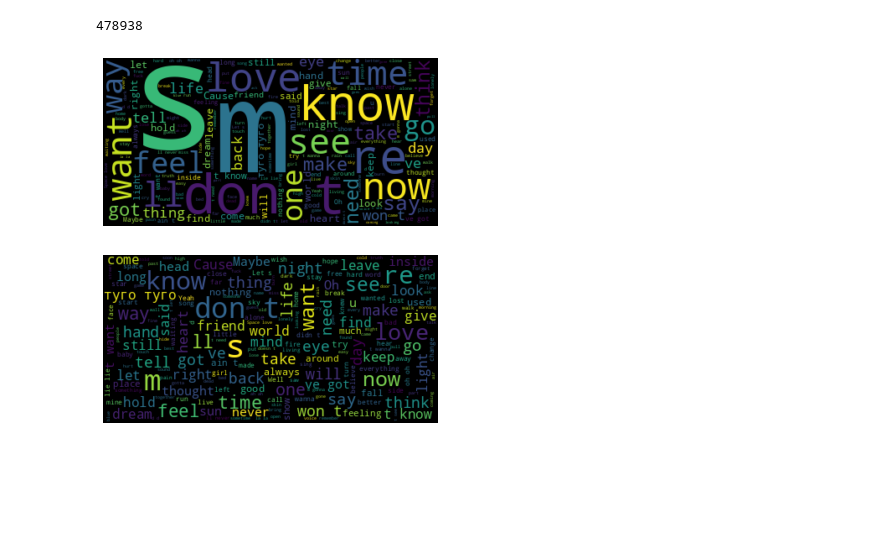
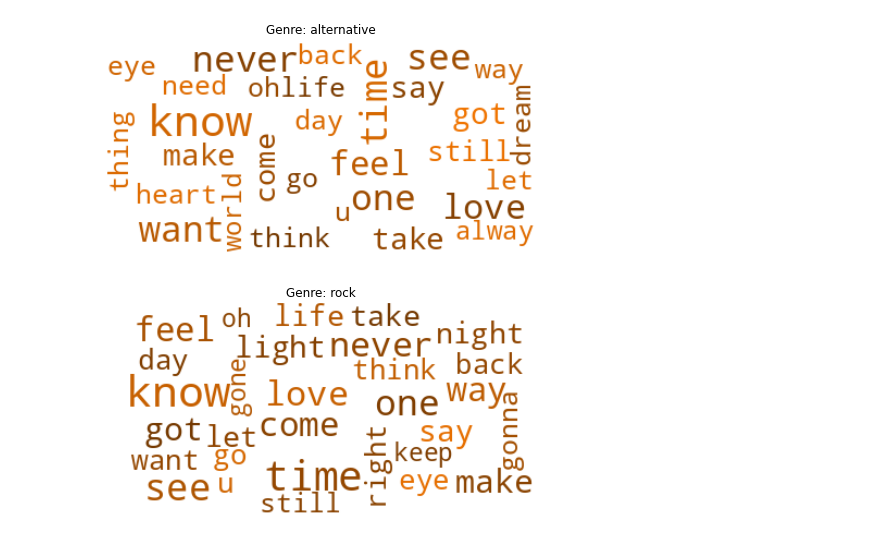
Before and after one commit to samrubicon/COMP4447_FinalProject, a Jupyter notebook: nlp.ipynb, the cells around one changed output. Drawn from its saved outputs; the diff is of its cells as text; code cells hidden in the pictures; blank space fills up the shorter version.

```diff
--- a/nlp.ipynb
+++ b/nlp.ipynb
@@ -76,11 +93,12 @@ memory usage: 148.4+ KB
 # %%
-gen1 = 'pop'
+gen1 = 'alternative'
 gen2 = 'rock'
 gen3 = 'hip-hop-rap'
-comp1 = []
-comp2 = []
-comp3 = []
 # %%
+comp1 = []
+comp2 = []
+comp3 = []
+
 for index, row in scrape_df.iterrows():
     if gen1 in scrape_df.at[index,'Release Genre']:
         for w in scrape_df.at[index, 'Lyrics Tokens']:
@@ -91,22 +109,53 @@ for index, row in scrape_df.iterrows():
     if gen3 in scrape_df.at[index,'Release Genre']:
         for w in scrape_df.at[index,'Lyrics Tokens']:
             comp3.append(w)
+
+all_stopwords = stopwords.words('english')
+#go_list = ['and', 'And', 'But', 'but']
+#all_stopwords=all_stopwords + go_list
+#comp1=[contractions.fix(word) for word in comp1]
+#comp2=[contractions.fix(word) for word in comp2]
+#comp3=[contractions.fix(word) for word in comp3]
+comp1_s = [word.lower().strip().replace('\xe2', "'").replace("’", "'") for word in comp1 if not word.lower() in all_stopwords]
+comp2_s = [word.lower().strip().replace('\xe2', "'").replace("’", "'") for word in comp2 if not word.lower() in all_stopwords]
+comp3_s = [word.lower().strip().replace('\xe2', "'").replace("’", "'") for word in comp3 if not word.lower() in all_stopwords]
-# %% [output]
-478938
+# %%
+import matplotlib.pyplot as plt
+
+def random_color_func(word=None, font_size=None, position=None,  orientation=None, font_path=None, random_state=None):
+    h = int(360.0 * 21.0 / 255.0)
+    s = int(100.0 * 255.0 / 255.0)
+    l = int(100.0 * float(random_state.randint(60, 120)) / 255.0)
+
+    return "hsl({}, {}%, {}%)".format(h, s, l)
+
+
+#wordcloud1 = WordCloud().generate(' '.join(comp1))
+
+#plt.imshow(wordcloud1, interpolation='bilinear')
+#plt.axis("off")
+
+wordcloud1 = WordCloud(max_font_size=40, max_words=30, background_color='white', color_func=random_color_func ).generate(' '.join(comp1_s))
+plt.figure(figsize=(10, 4))
+plt.title("Genre: " + gen1)
+plt.imshow(wordcloud1, interpolation='bilinear')
+plt.axis("off")
+
+plt.show()
+# %% [output]
+[figure, added]
 # %%
-import matplotlib.pyplot as plt
+#wordcloud2 = WordCloud().generate(' '.join(comp2))
 
-wordcloud1 = WordCloud().generate(' '.join(comp1))
+#plt.imshow(wordcloud1, interpolation='bilinear')
+#plt.axis("off")
 
-plt.imshow(wordcloud1, interpolation='bilinear')
-plt.axis("off")
-
-wordcloud1 = WordCloud(max_font_size=40).generate(' '.join(comp1))
-plt.figure()
-plt.imshow(wordcloud1, interpolation='bilinear')
+wordcloud2 = WordCloud(max_font_size=40, max_words=30, background_color='white', color_func=random_color_func ).generate(' '.join(comp2_s))
+plt.figure(figsize=(10, 4))
+plt.title("Genre: " + gen2)
+plt.imshow(wordcloud2, interpolation='bilinear')
 plt.axis("off")
 
 plt.show()
 # %% [output]
-[figure, old version]
+[figure, new version]
-[figure, removed]
```
Also changed, not shown: parts of 6 cells of this notebook.
